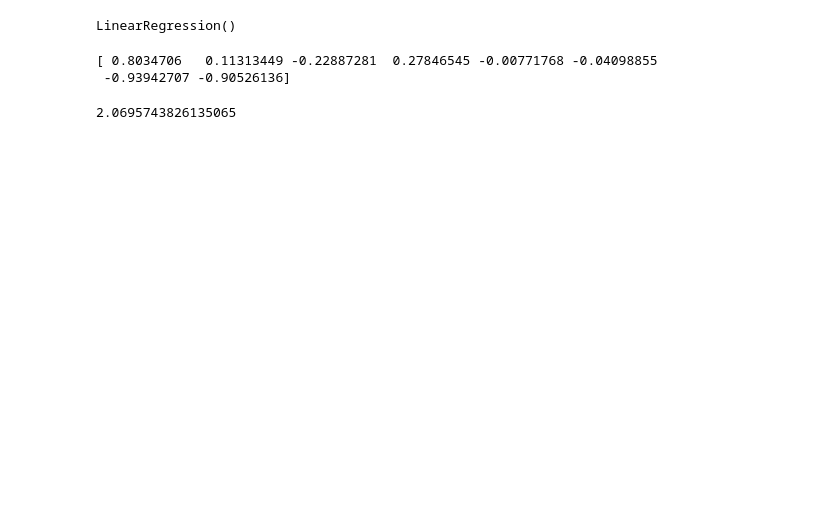
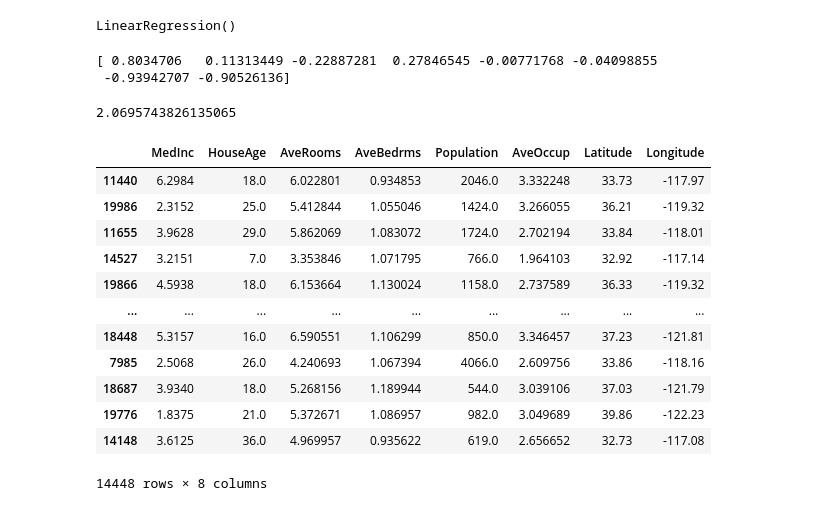
Before and after one commit to Ravishankarbhange/Data-Analysis-Course, a Jupyter notebook: House Price Prediction.ipynb, the cells around one changed output. Drawn from its saved outputs; the diff is of its cells as text; code cells hidden in the pictures; blank space fills up the shorter version.

```diff
--- a/House Price Prediction.ipynb
+++ b/House Price Prediction.ipynb
@@ -145,3 +149,19 @@ print(regression.coef_)
 print(regression.intercept_)
 # %% [output]
 2.0695743826135065
+# %%
+X_train
+# %% [output]
+|  | MedInc | HouseAge | AveRooms | AveBedrms | Population | AveOccup | Latitude | Longitude |
+| 11440 | 6.2984 | 18.0 | 6.022801 | 0.934853 | 2046.0 | 3.332248 | 33.73 | -117.97 |
+| 19986 | 2.3152 | 25.0 | 5.412844 | 1.055046 | 1424.0 | 3.266055 | 36.21 | -119.32 |
+| 11655 | 3.9628 | 29.0 | 5.862069 | 1.083072 | 1724.0 | 2.702194 | 33.84 | -118.01 |
+| 14527 | 3.2151 | 7.0 | 3.353846 | 1.071795 | 766.0 | 1.964103 | 32.92 | -117.14 |
+| 19866 | 4.5938 | 18.0 | 6.153664 | 1.130024 | 1158.0 | 2.737589 | 36.33 | -119.32 |
+| ... | ... | ... | ... | ... | ... | ... | ... | ... |
+| 18448 | 5.3157 | 16.0 | 6.590551 | 1.106299 | 850.0 | 3.346457 | 37.23 | -121.81 |
+| 7985 | 2.5068 | 26.0 | 4.240693 | 1.067394 | 4066.0 | 2.609756 | 33.86 | -118.16 |
+| 18687 | 3.9340 | 18.0 | 5.268156 | 1.189944 | 544.0 | 3.039106 | 37.03 | -121.79 |
+| 19776 | 1.8375 | 21.0 | 5.372671 | 1.086957 | 982.0 | 3.049689 | 39.86 | -122.23 |
+| 14148 | 3.6125 | 36.0 | 4.969957 | 0.935622 | 619.0 | 2.656652 | 32.73 | -117.08 |
+14448 rows × 8 columns
```
Also changed, not shown: parts of 14 cells of this notebook, 1 other file.
